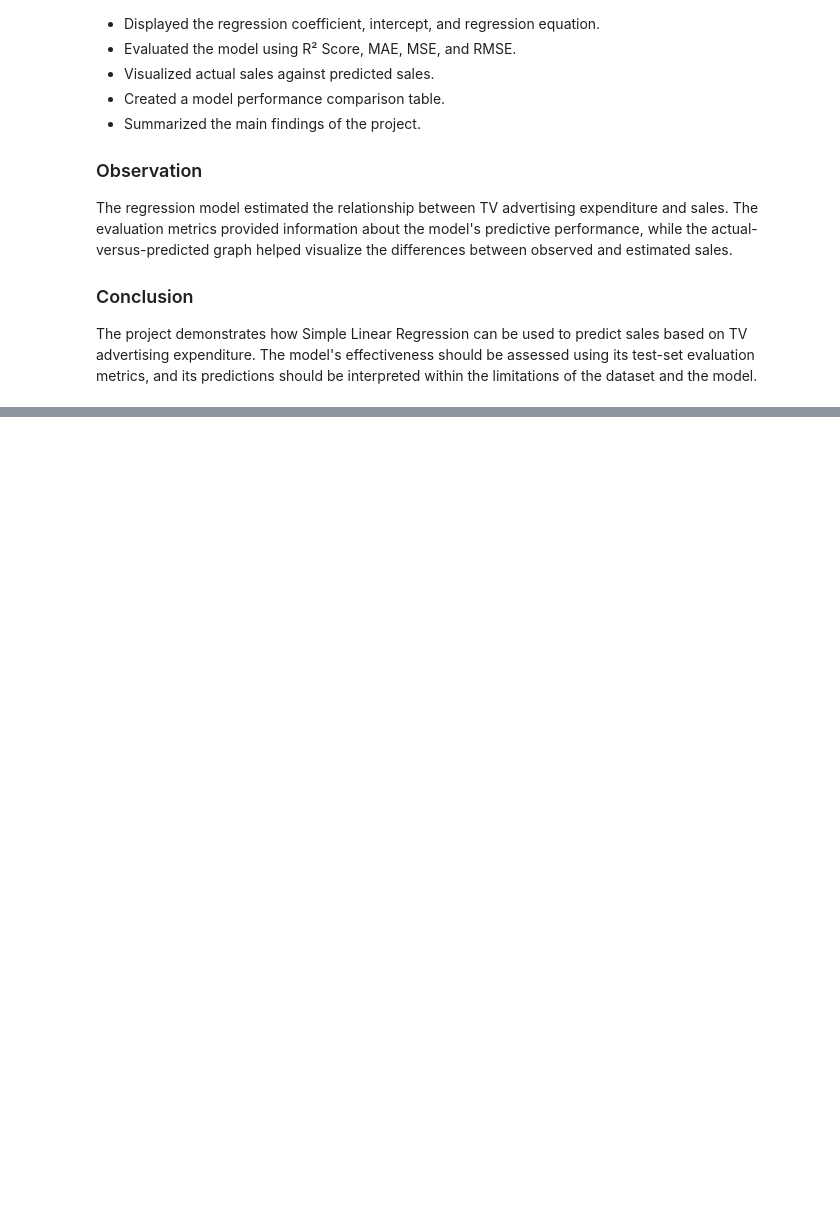
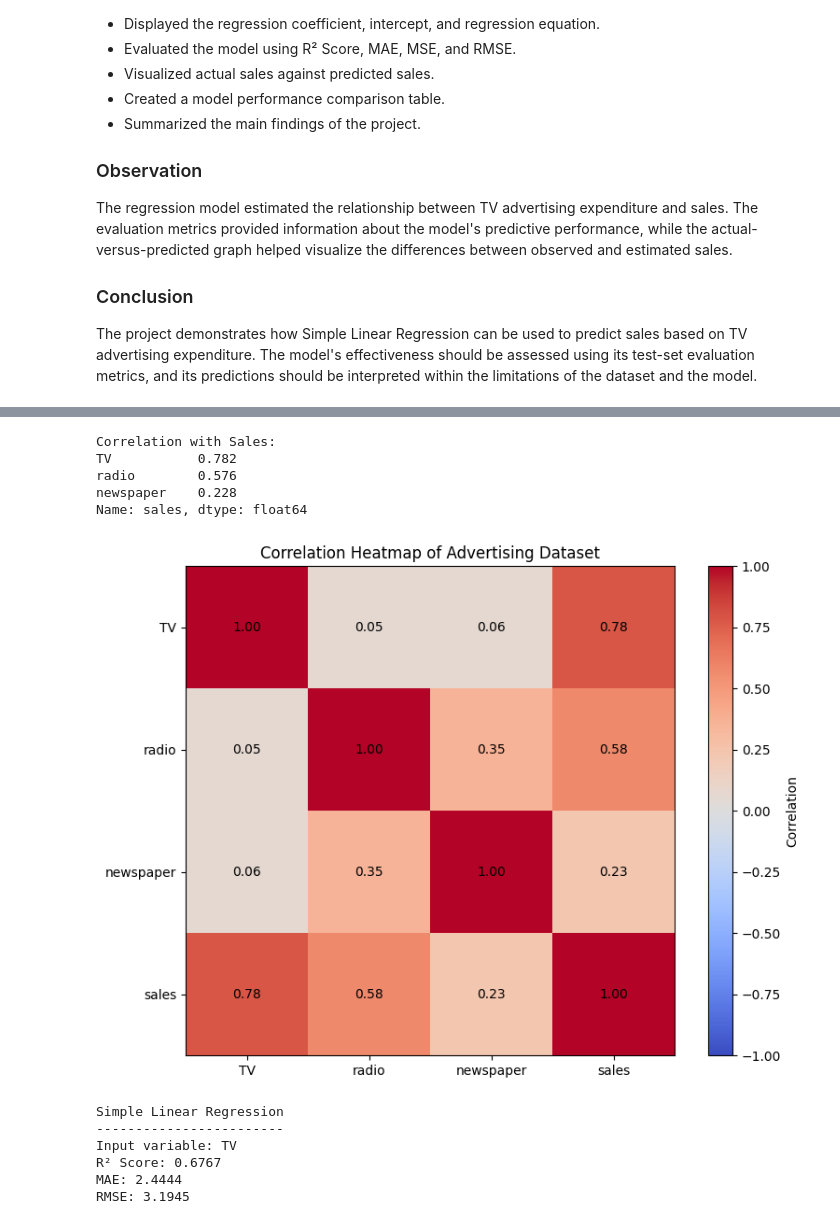
Before and after one commit to shreeshreeya69-crypto/simple-linear-regression-ybi, a Jupyter notebook: Simple_Linear_Regression_YBI.ipynb, the cells around one changed output, grey strips where cells are left out. Cells and saved outputs as stored; diff of their text form; code cells hidden in the pictures; blank space fills up the shorter version.

Commit message:
Day 26 - Model Limitations and Improvement Analysis

```diff
--- a/Simple_Linear_Regression_YBI.ipynb
+++ b/Simple_Linear_Regression_YBI.ipynb
@@ -3166,0 +3198,61 @@ The project demonstrates how Simple Linear Regression can be used to predict sal
+# %%
+correlation = df[['TV', 'radio', 'newspaper', 'sales']].corr()
+
+print("Correlation with Sales:")
+print(correlation['sales'].drop('sales').sort_values(ascending=False).round(3))
+# %% [output]
+Correlation with Sales:
+TV           0.782
+radio        0.576
+newspaper    0.228
+Name: sales, dtype: float64
+# %%
+plt.figure(figsize=(8, 6))
+
+plt.imshow(correlation, cmap='coolwarm', vmin=-1, vmax=1)
+
+plt.colorbar(label='Correlation')
+
+plt.xticks(range(len(correlation.columns)), correlation.columns)
+plt.yticks(range(len(correlation.columns)), correlation.columns)
+
+for i in range(len(correlation.columns)):
+    for j in range(len(correlation.columns)):
+        plt.text(
+            j, i,
+            f"{correlation.iloc[i, j]:.2f}",
+            ha='center',
+            va='center'
+        )
+
+plt.title("Correlation Heatmap of Advertising Dataset")
+plt.tight_layout()
+plt.show()
+# %% [output]
+[figure, added]
+# %%
+X = df[['TV']]
+y = df['sales']
+
+X_train, X_test, y_train, y_test = train_test_split(
+    X, y, test_size=0.2, random_state=42
+)
+
+simple_model = LinearRegression()
+simple_model.fit(X_train, y_train)
+
+simple_pred = simple_model.predict(X_test)
+
+print("Simple Linear Regression")
+print("------------------------")
+print("Input variable: TV")
+print("R² Score:", round(r2_score(y_test, simple_pred), 4))
+print("MAE:", round(mean_absolute_error(y_test, simple_pred), 4))
+print("RMSE:", round(np.sqrt(mean_squared_error(y_test, simple_pred)), 4))
+# %% [output]
+Simple Linear Regression
+------------------------
+Input variable: TV
+R² Score: 0.6767
+MAE: 2.4444
+RMSE: 3.1945
```
Also changed, not shown: parts of 7 cells of this notebook.
